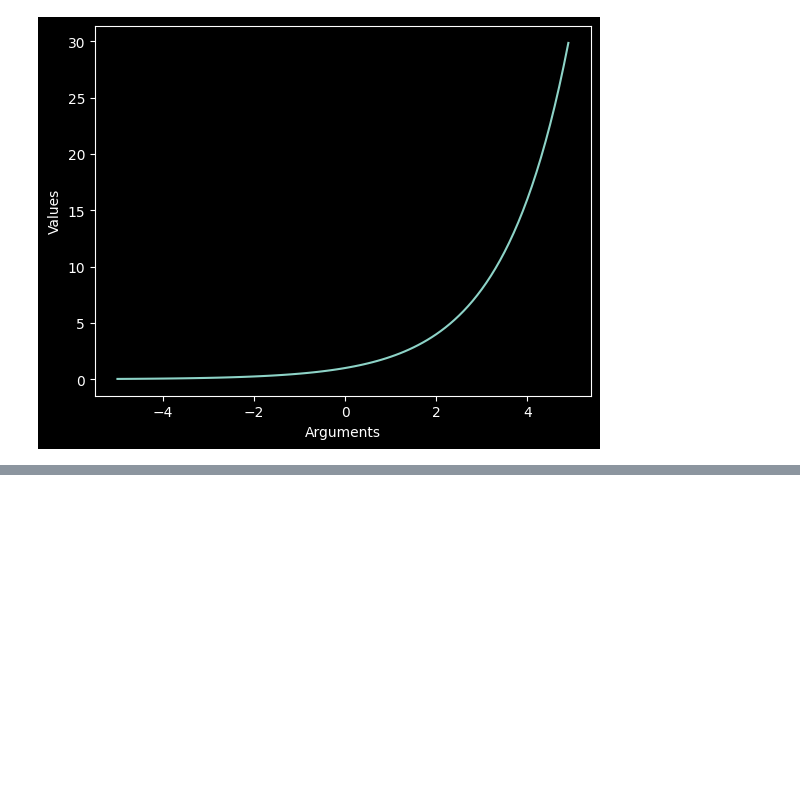
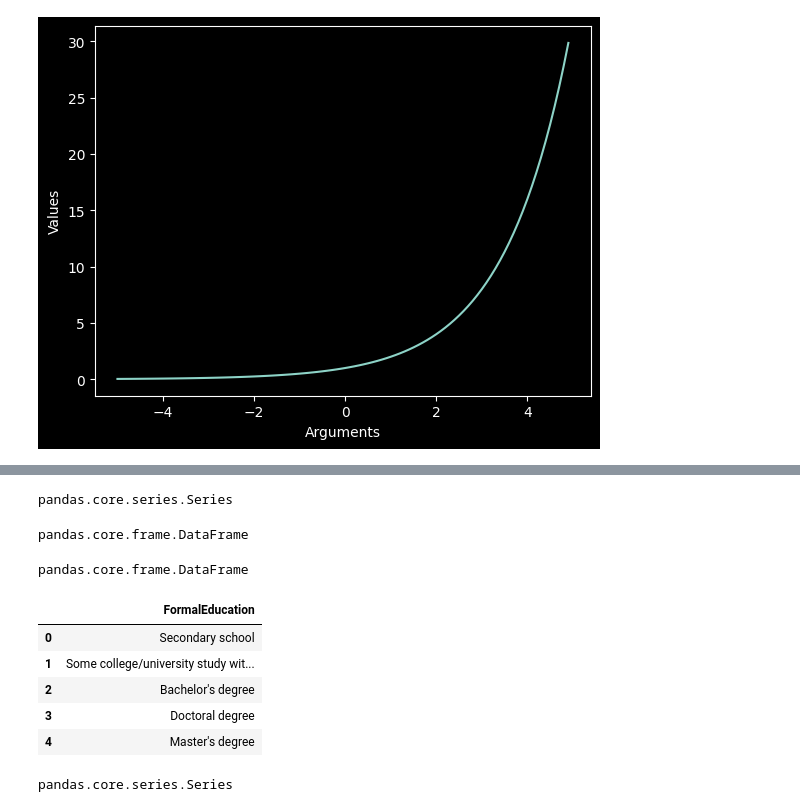
Before and after one commit to kudzik/Career-Path-Data-Science, a Jupyter notebook: Zadania/Zadania_Pandas.ipynb, the cells around one changed output, grey strips where cells are left out. Saved outputs shown, nothing was run; the diff lists cells and outputs as text; code cells hidden in the pictures; blank space fills up the shorter version.

```diff
--- a/Zadania/Zadania_Pandas.ipynb
+++ b/Zadania/Zadania_Pandas.ipynb
@@ -510,0 +1365,44 @@ plt.plot(x, y)
+# %%
+obj = pd.read_csv("/Users/kudzik/Repo/Career-Path-Data-Science/Pliki/pokemon.csv")
+
+name = obj["Name"]
+name
+
+type(name)
+# %% [output]
+pandas.core.series.Series
+# %%
+# Korzystając z pliku StackOverflowDeveloperSurvey.csv zaimportuj do zmiennej education
+# kolumnę o nazwie "FormalEducation" jako jednokolumnowy obiekt Data Frame
+
+csv_filename = "/Users/kudzik/Downloads/temp/StackOverflowDeveloperSurvey.csv"
+df = pd.read_csv(csv_filename, usecols=["FormalEducation"])
+type(df)
+# %% [output]
+pandas.core.frame.DataFrame
+# %%
+#  Sprawdź typ otrzymanej zmiennej
+
+type(df)
+# %% [output]
+pandas.core.frame.DataFrame
+# %%
+# Wyświetl tylko 5 pierwszych wierszy z education
+
+df.head()
+# %% [output]
+|  | FormalEducation |
+| 0 | Secondary school |
+| 1 | Some college/university study wit... |
+| 2 | Bachelor's degree |
+| 3 | Doctoral degree |
+| 4 | Master's degree |
+# %%
+# Powtórz akcję tak jak w pkt. 2, ale tym razem zadbaj o to , aby education było typu data
+# series.
+
+csv_filename = "/Users/kudzik/Downloads/temp/StackOverflowDeveloperSurvey.csv"
+ds = pd.read_csv(csv_filename, usecols=["FormalEducation"]).squeeze()
+type(ds)
+# %% [output]
+pandas.core.series.Series
```
Also changed, not shown: parts of 80 cells of this notebook, 2 other files.
